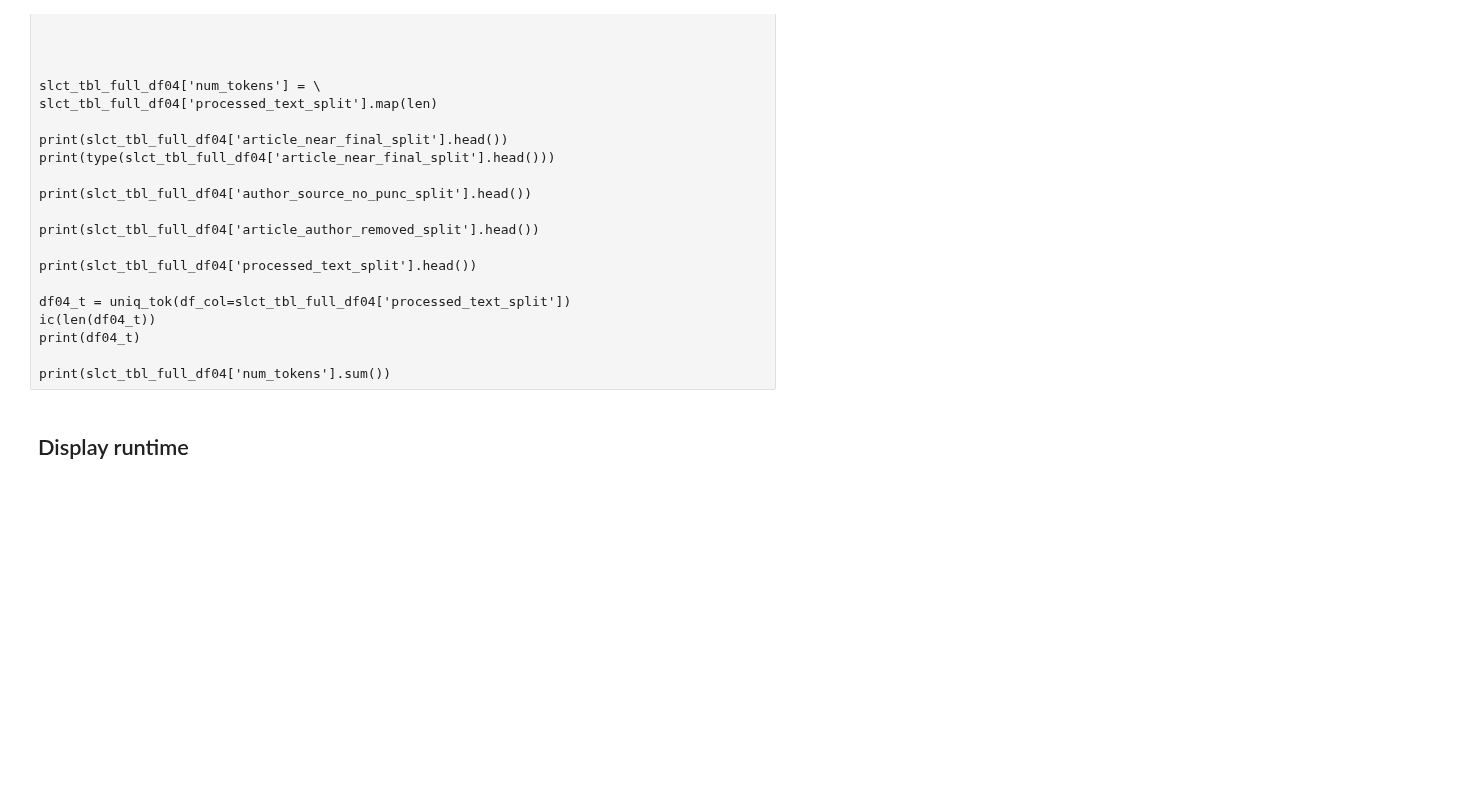
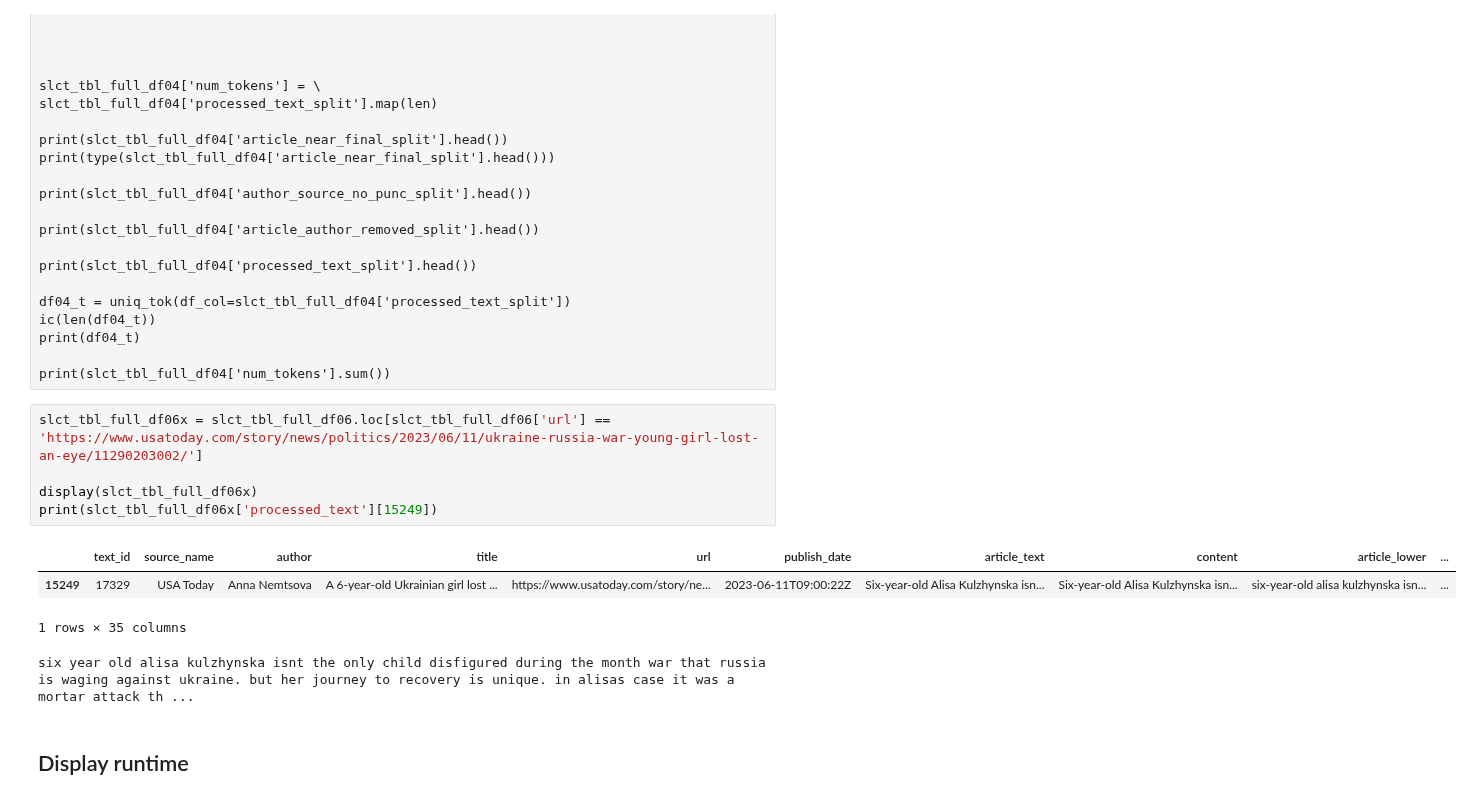
Before and after one commit to ads-capstone-su23/599_team_project, a Jupyter notebook: deliverables/ADS509_Team9_Capstone_03_Preprocess_v9.ipynb, the cells around one changed output. Drawn from its saved outputs; the diff is of its cells as text; blank space fills up the shorter version.

```diff
--- a/deliverables/ADS509_Team9_Capstone_03_Preprocess_v9.ipynb
+++ b/deliverables/ADS509_Team9_Capstone_03_Preprocess_v9.ipynb
@@ -2787,6 +2781,16 @@ ic(len(df04_t))
 print(df04_t)
 
 print(slct_tbl_full_df04['num_tokens'].sum())
+# %%
+slct_tbl_full_df06x = slct_tbl_full_df06.loc[slct_tbl_full_df06['url'] == 'https://www.usatoday.com/story/news/politics/2023/06/11/ukraine-russia-war-young-girl-lost-an-eye/11290203002/']
+
+display(slct_tbl_full_df06x)
+print(slct_tbl_full_df06x['processed_text'][15249])
+# %% [output]
+|  | text_id | source_name | author | title | url | publish_date | article_text | content | article_lower | ... |
+| 15249 | 17329 | USA Today | Anna Nemtsova | A 6-year-old Ukrainian girl lost ... | https://www.usatoday.com/story/ne... | 2023-06-11T09:00:22Z | Six-year-old Alisa Kulzhynska isn... | Six-year-old Alisa Kulzhynska isn... | six-year-old alisa kulzhynska isn... | ... |
+1 rows × 35 columns
+six year old alisa kulzhynska isnt the only child disfigured during the month war that russia is waging against ukraine. but her journey to recovery is unique. in alisas case it was a mortar attack th ...
 # %% [markdown]
 ## Display runtime
 # %%
```
Also changed, not shown: parts of 17 cells of this notebook, 1 other file.
